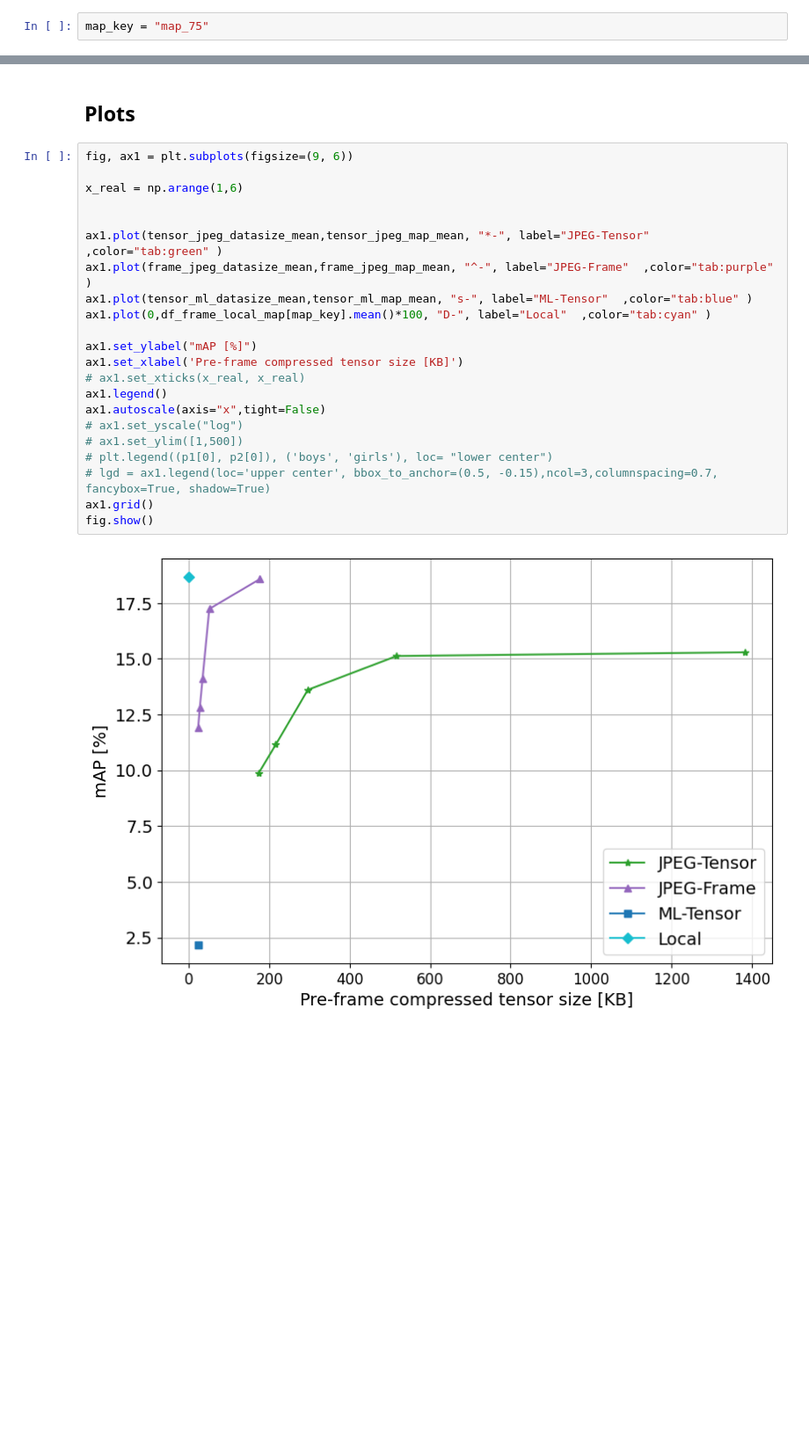
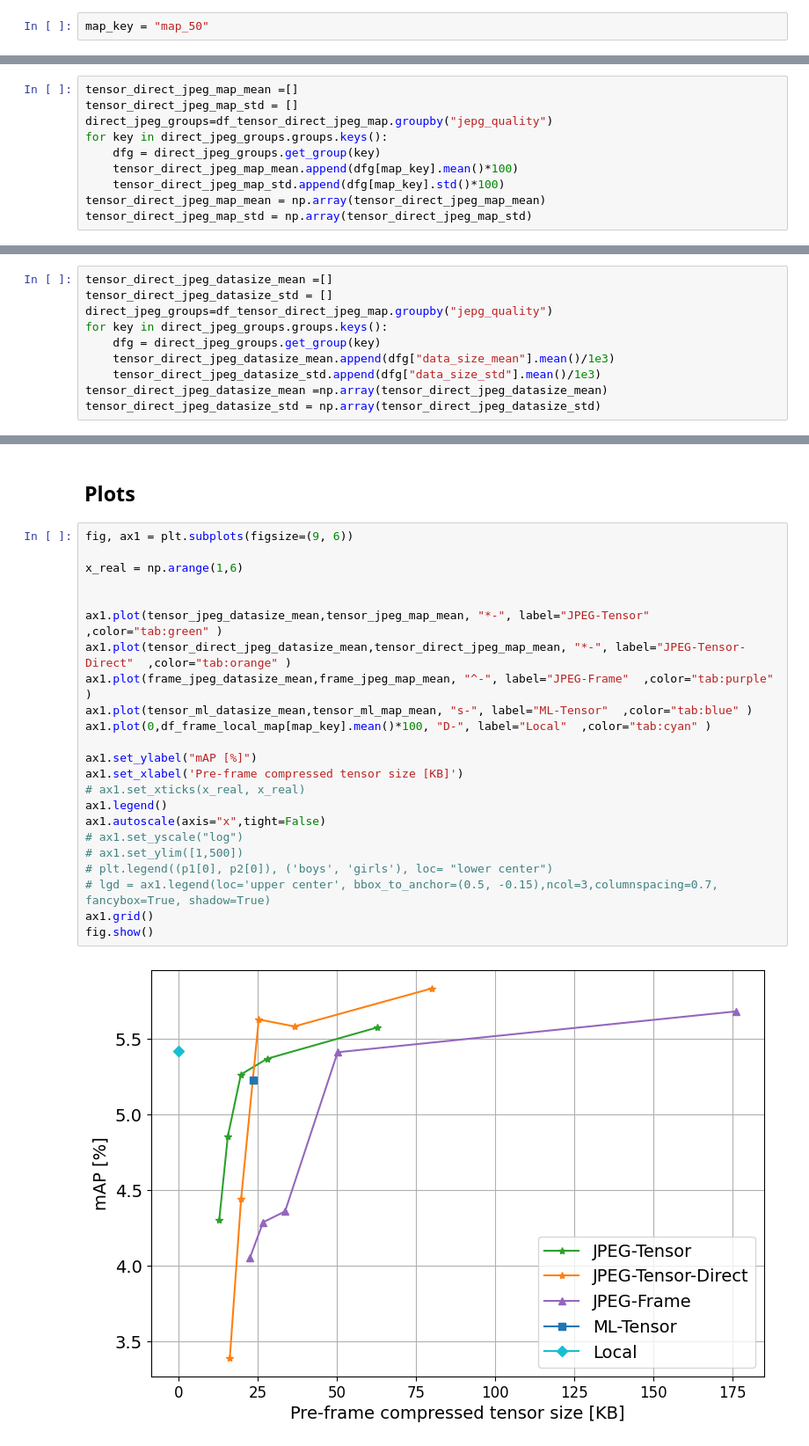
Before and after one commit to Rexyyj/split_DNN_framework, a Jupyter notebook: plots/plot_time.ipynb, the cells around one changed output, grey strips where cells are left out. Shown: that part at 88% size. Saved outputs shown, nothing was run; the diff lists cells and outputs as text; blank space fills up the shorter version.

Commit message:
update plots

```diff
--- a/plots/plot_time.ipynb
+++ b/plots/plot_time.ipynb
@@ -9,5 +9,5 @@ plt.rcParams.update({"text.usetex": False,
                      "ps.fonttype": 42})
 plt.rcParams['xtick.labelsize']=12
 # %%
-map_key = "map_75"
+map_key = "map_50"
 # %%
@@ -34,6 +52,16 @@ for key in jpeg_groups.groups.keys():
     tensor_jpeg_map_std.append(dfg[map_key].std()*100)
 tensor_jpeg_map_mean = np.array(tensor_jpeg_map_mean)
 tensor_jpeg_map_std = np.array(tensor_jpeg_map_std)
+# %%
+tensor_direct_jpeg_map_mean =[]
+tensor_direct_jpeg_map_std = []
+direct_jpeg_groups=df_tensor_direct_jpeg_map.groupby("jepg_quality")
+for key in direct_jpeg_groups.groups.keys():
+    dfg = direct_jpeg_groups.get_group(key)
+    tensor_direct_jpeg_map_mean.append(dfg[map_key].mean()*100)
+    tensor_direct_jpeg_map_std.append(dfg[map_key].std()*100)
+tensor_direct_jpeg_map_mean = np.array(tensor_direct_jpeg_map_mean)
+tensor_direct_jpeg_map_std = np.array(tensor_direct_jpeg_map_std)
 # %%
 frame_jpeg_map_mean =[]
 frame_jpeg_map_std = []
@@ -66,6 +94,16 @@ for key in jpeg_groups.groups.keys():
     tensor_jpeg_datasize_std.append(dfg["data_size_std"].mean()/1e3)
 tensor_jpeg_datasize_mean =np.array(tensor_jpeg_datasize_mean)
 tensor_jpeg_datasize_std = np.array(tensor_jpeg_datasize_std)
+# %%
+tensor_direct_jpeg_datasize_mean =[]
+tensor_direct_jpeg_datasize_std = []
+direct_jpeg_groups=df_tensor_direct_jpeg_map.groupby("jepg_quality")
+for key in direct_jpeg_groups.groups.keys():
+    dfg = direct_jpeg_groups.get_group(key)
+    tensor_direct_jpeg_datasize_mean.append(dfg["data_size_mean"].mean()/1e3)
+    tensor_direct_jpeg_datasize_std.append(dfg["data_size_std"].mean()/1e3)
+tensor_direct_jpeg_datasize_mean =np.array(tensor_direct_jpeg_datasize_mean)
+tensor_direct_jpeg_datasize_std = np.array(tensor_direct_jpeg_datasize_std)
 # %%
 frame_jpeg_datasize_mean =[]
 frame_jpeg_datasize_std = []
@@ -123,27 +171,28 @@ tensor_ml_network_mean = np.array(tensor_ml_network_mean)
 # %%
 fig, ax1 = plt.subplots(figsize=(9, 6))
 
 x_real = np.arange(1,6)
 
 
 ax1.plot(tensor_jpeg_datasize_mean,tensor_jpeg_map_mean, "*-", label="JPEG-Tensor"  ,color="tab:green" )
+ax1.plot(tensor_direct_jpeg_datasize_mean,tensor_direct_jpeg_map_mean, "*-", label="JPEG-Tensor-Direct"  ,color="tab:orange" )
 ax1.plot(frame_jpeg_datasize_mean,frame_jpeg_map_mean, "^-", label="JPEG-Frame"  ,color="tab:purple" )
 ax1.plot(tensor_ml_datasize_mean,tensor_ml_map_mean, "s-", label="ML-Tensor"  ,color="tab:blue" )
 ax1.plot(0,df_frame_local_map[map_key].mean()*100, "D-", label="Local"  ,color="tab:cyan" )
 
 ax1.set_ylabel("mAP [%]")
 ax1.set_xlabel('Pre-frame compressed tensor size [KB]')
 # ax1.set_xticks(x_real, x_real)
 ax1.legend()
 ax1.autoscale(axis="x",tight=False)
 # ax1.set_yscale("log")
 # ax1.set_ylim([1,500])
 # plt.legend((p1[0], p2[0]), ('boys', 'girls'), loc= "lower center")
 # lgd = ax1.legend(loc='upper center', bbox_to_anchor=(0.5, -0.15),ncol=3,columnspacing=0.7, fancybox=True, shadow=True)
 ax1.grid()
 fig.show()
 # %% [output]
-[figure, old version]
+[figure, new version]
 # %%
 fig, ax1 = plt.subplots(figsize=(9, 6))
 
```
Also changed, not shown: parts of 3 cells of this notebook.
